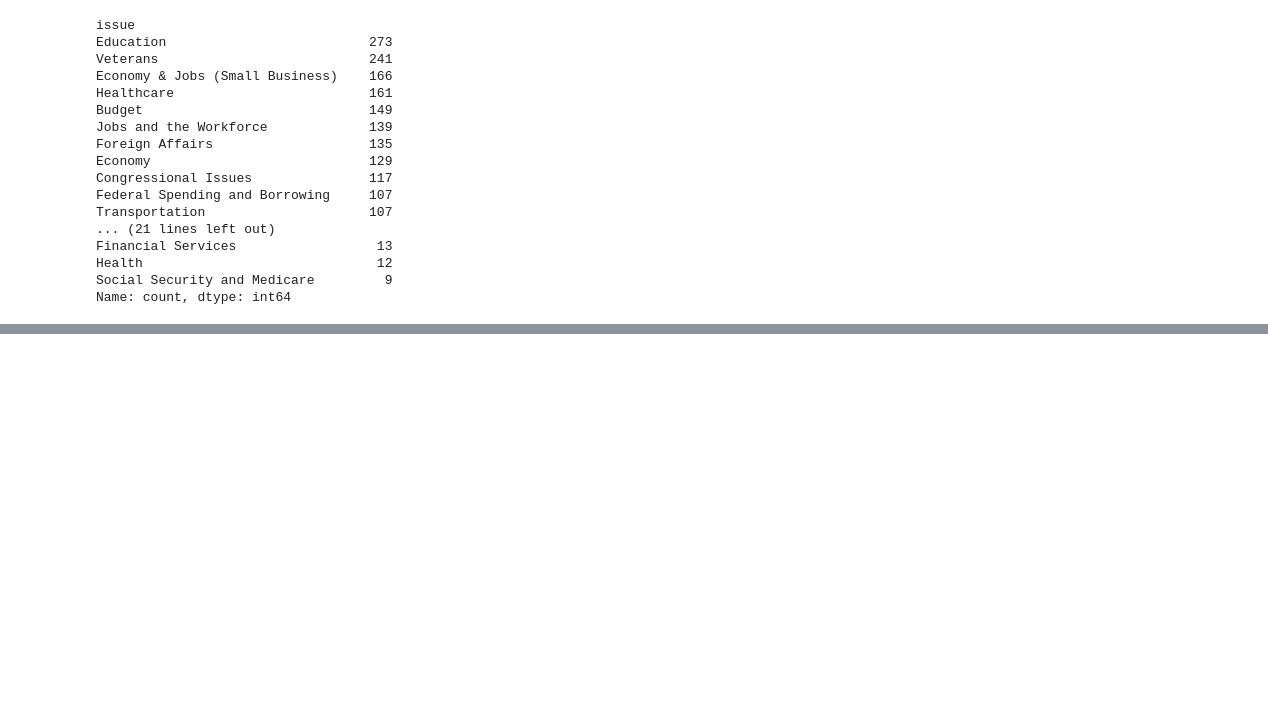
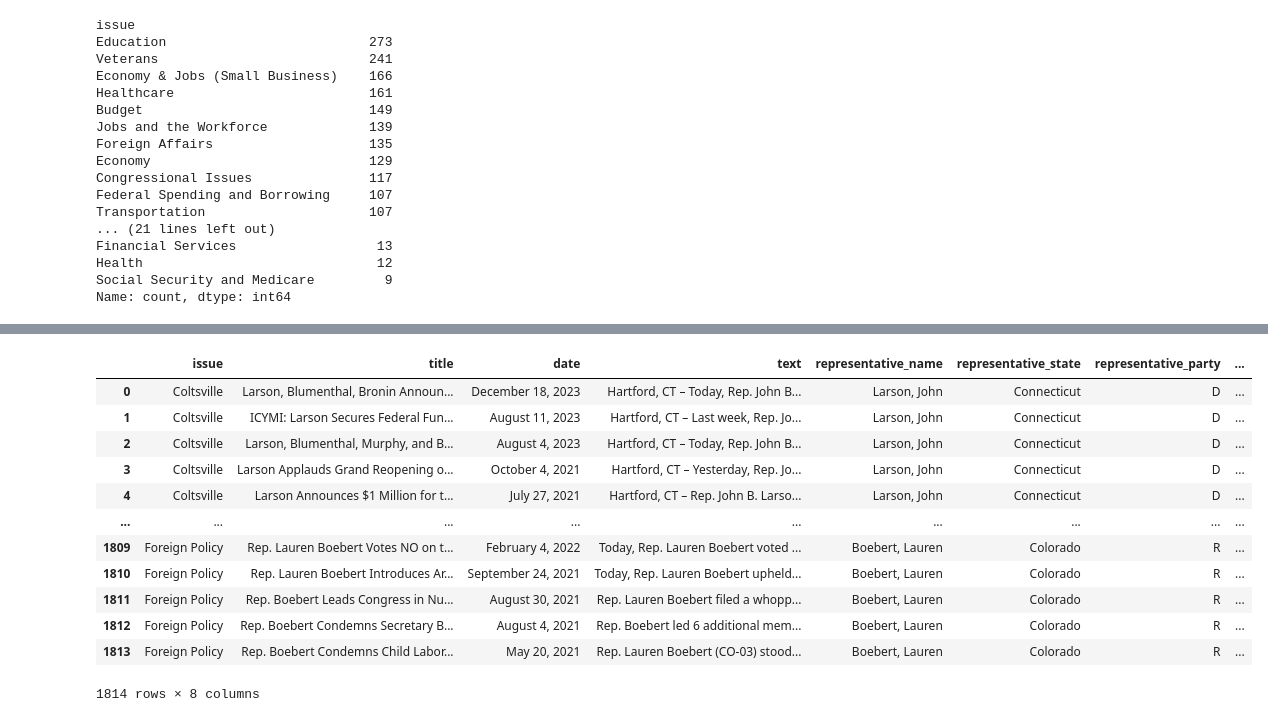
Before and after one commit to qpa-agh/usa_issues_data_mining, a Jupyter notebook: issue_scrapping.ipynb, the cells around one changed output, grey strips where cells are left out. Cells and saved outputs as stored; diff of their text form; code cells hidden in the pictures; blank space fills up the shorter version.

```diff
--- a/issue_scrapping.ipynb
+++ b/issue_scrapping.ipynb
@@ -128,0 +146,17 @@ Name: count, dtype: int64
+# %%
+df2 = pd.read_csv('data/articles2.csv', index_col=0)
+df2
+# %% [output]
+|  | issue | title | date | text | representative_name | representative_state | representative_party | ... |
+| 0 | Coltsville | Larson, Blumenthal, Bronin Announ... | December 18, 2023 | Hartford, CT – Today, Rep. John B... | Larson, John | Connecticut | D | ... |
+| 1 | Coltsville | ICYMI: Larson Secures Federal Fun... | August 11, 2023 | Hartford, CT – Last week, Rep. Jo... | Larson, John | Connecticut | D | ... |
+| 2 | Coltsville | Larson, Blumenthal, Murphy, and B... | August 4, 2023 | Hartford, CT – Today, Rep. John B... | Larson, John | Connecticut | D | ... |
+| 3 | Coltsville | Larson Applauds Grand Reopening o... | October 4, 2021 | Hartford, CT – Yesterday, Rep. Jo... | Larson, John | Connecticut | D | ... |
+| 4 | Coltsville | Larson Announces $1 Million for t... | July 27, 2021 | Hartford, CT – Rep. John B. Larso... | Larson, John | Connecticut | D | ... |
+| ... | ... | ... | ... | ... | ... | ... | ... | ... |
+| 1809 | Foreign Policy | Rep. Lauren Boebert Votes NO on t... | February 4, 2022 | Today, Rep. Lauren Boebert voted ... | Boebert, Lauren | Colorado | R | ... |
+| 1810 | Foreign Policy | Rep. Lauren Boebert Introduces Ar... | September 24, 2021 | Today, Rep. Lauren Boebert upheld... | Boebert, Lauren | Colorado | R | ... |
+| 1811 | Foreign Policy | Rep. Boebert Leads Congress in Nu... | August 30, 2021 | Rep. Lauren Boebert filed a whopp... | Boebert, Lauren | Colorado | R | ... |
+| 1812 | Foreign Policy | Rep. Boebert Condemns Secretary B... | August 4, 2021 | Rep. Boebert led 6 additional mem... | Boebert, Lauren | Colorado | R | ... |
+| 1813 | Foreign Policy | Rep. Boebert Condemns Child Labor... | May 20, 2021 | Rep. Lauren Boebert (CO-03) stood... | Boebert, Lauren | Colorado | R | ... |
+1814 rows × 8 columns
```
Also changed, not shown: parts of 8 cells of this notebook, 5 other files.
